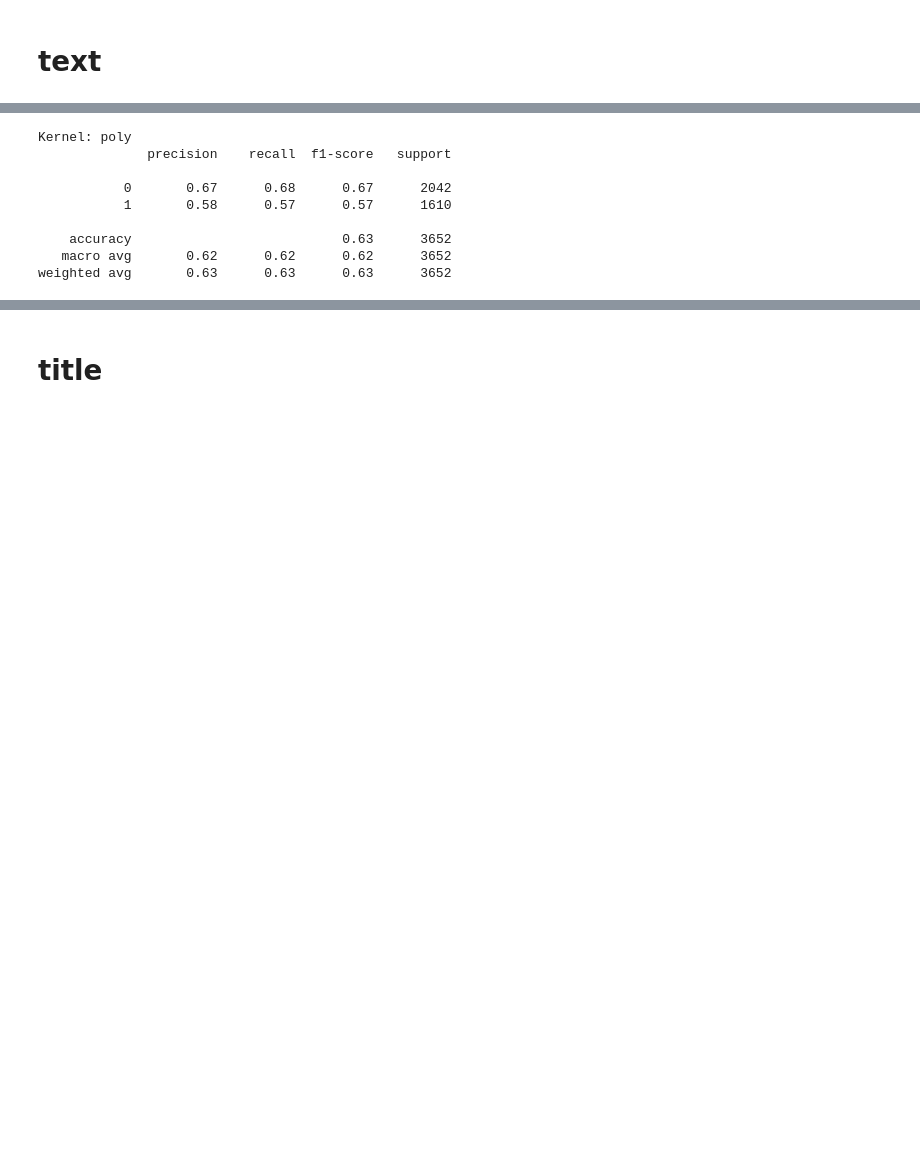
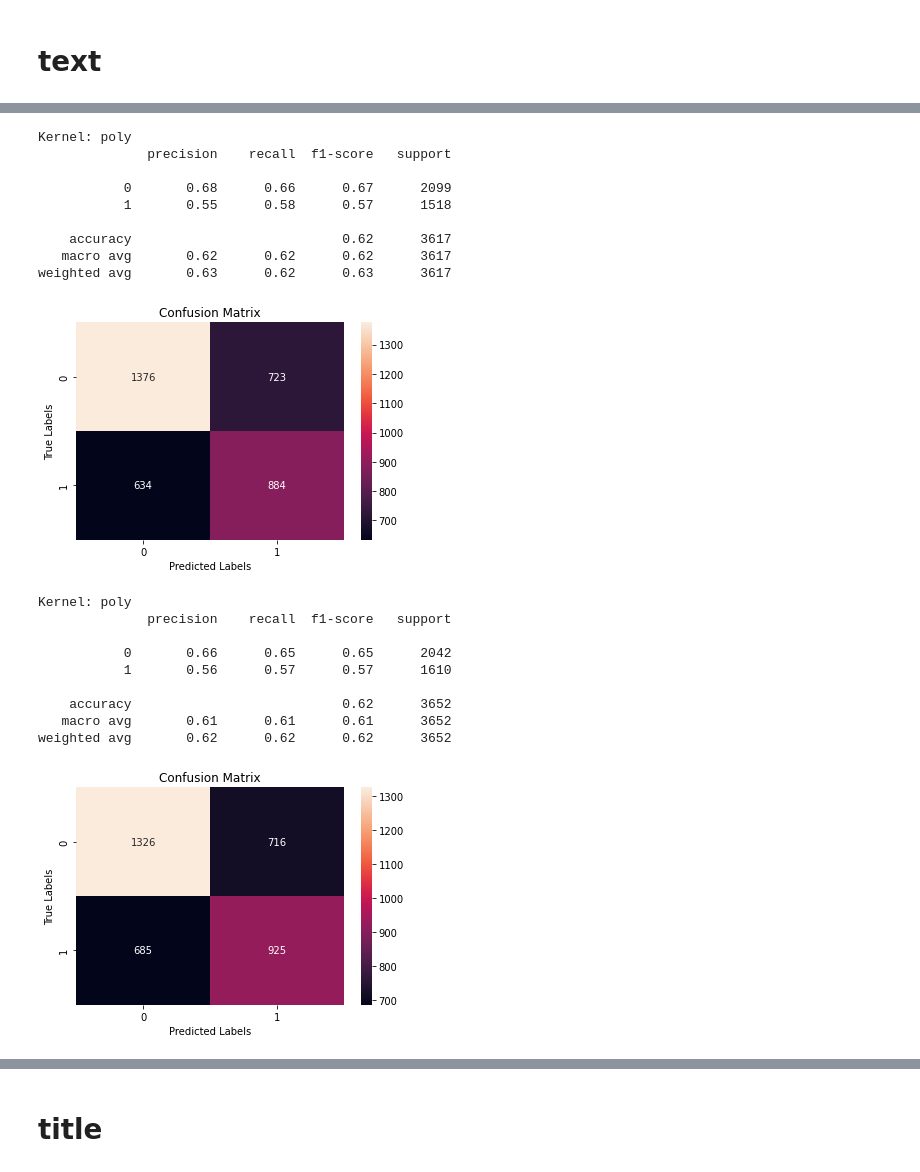
Before and after one commit to arkaprabha10/Fake-News-Detection, a Jupyter notebook: kaggle_dataset_code/svm_v1.ipynb, the cells around one changed output, grey strips where cells are left out. Cells and saved outputs as stored; diff of their text form; code cells hidden in the pictures; blank space fills up the shorter version.

```diff
--- a/kaggle_dataset_code/svm_v1.ipynb
+++ b/kaggle_dataset_code/svm_v1.ipynb
@@ -41,20 +76,40 @@ weighted avg       0.62      0.62      0.62      3652
 # %%
 clf = svm.SVC(kernel='poly')
 clf.fit(X_train,y_train)
-y_pred_poly = clf.predict(X_test)
+
+y_pred = clf.predict(X_valid)
 print('Kernel: poly')
-print(classification_report(y_test,y_pred_poly))
+print(classification_report(y_valid,y_pred))
 print()
+plot_cm(y_valid,y_pred)
+
+
+y_pred = clf.predict(X_test)
+print('Kernel: poly')
+print(classification_report(y_test,y_pred))
+print()
+plot_cm(y_test,y_pred)
 # %% [output]
 Kernel: poly
               precision    recall  f1-score   support
 
-           0       0.67      0.68      0.67      2042
-           1       0.58      0.57      0.57      1610
+           0       0.68      0.66      0.67      2099
+           1       0.55      0.58      0.57      1518
 
-    accuracy                           0.63      3652
-   macro avg       0.62      0.62      0.62      3652
-weighted avg       0.63      0.63      0.63      3652
+    accuracy                           0.62      3617
+   macro avg       0.62      0.62      0.62      3617
+weighted avg       0.63      0.62      0.63      3617
+[figure, added]
+Kernel: poly
+              precision    recall  f1-score   support
+
+           0       0.66      0.65      0.65      2042
+           1       0.56      0.57      0.57      1610
+
+    accuracy                           0.62      3652
+   macro avg       0.61      0.61      0.61      3652
+weighted avg       0.62      0.62      0.62      3652
+[figure, added]
 # %%
 clf = svm.SVC(kernel='rbf')
 clf.fit(X_train,y_train)
```
Also changed, not shown: parts of 16 cells of this notebook, 3 other files.
